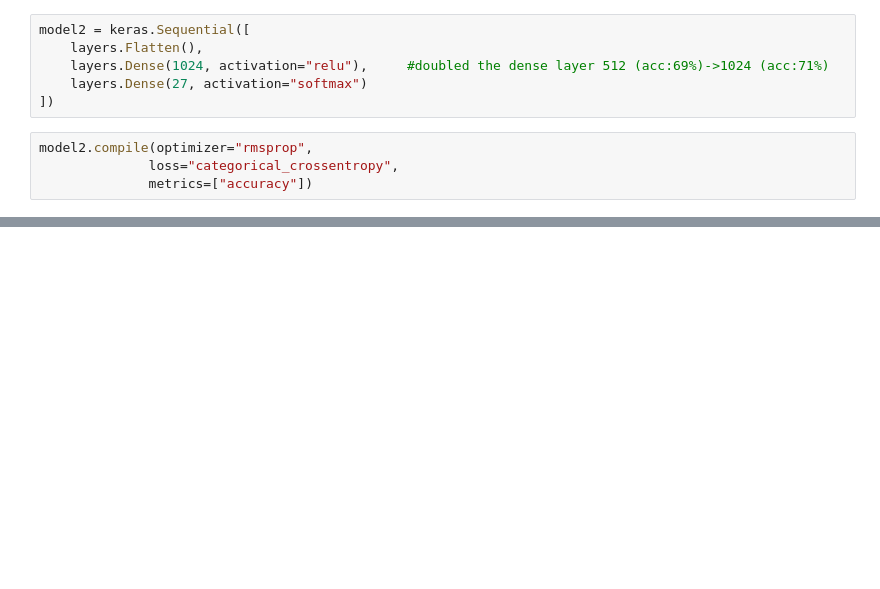
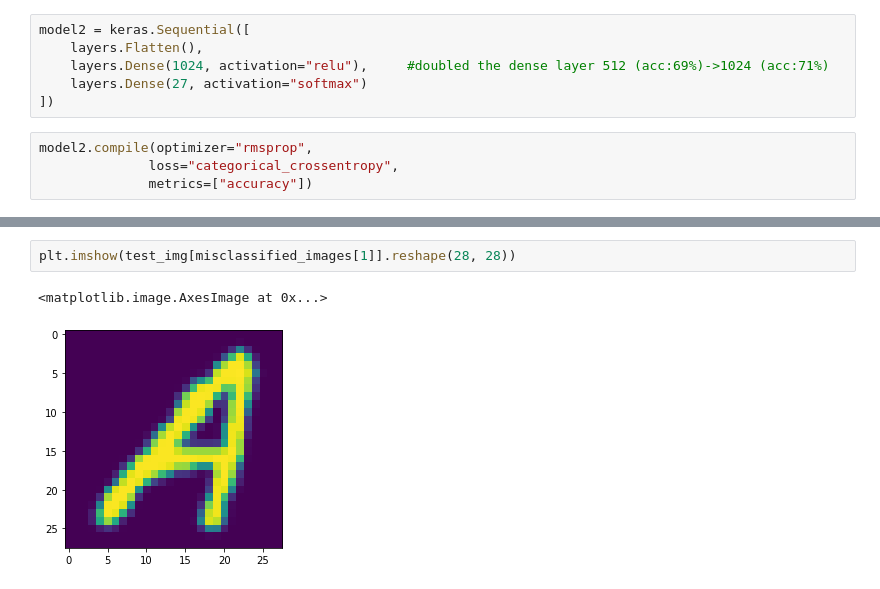
Before and after one commit to raymec/keras, a Jupyter notebook: Project_2_Keras.ipynb, the cells around one changed output, grey strips where cells are left out. Cells and saved outputs as stored; diff of their text form; blank space fills up the shorter version.

```diff
--- a/Project_2_Keras.ipynb
+++ b/Project_2_Keras.ipynb
@@ -921,0 +906,5 @@ Epoch 5/5
+# %%
+plt.imshow(test_img[misclassified_images[1]].reshape(28, 28))
+# %% [output]
+<matplotlib.image.AxesImage at 0x...>
+[figure, added]
```
Also changed, not shown: parts of 59 cells of this notebook.
